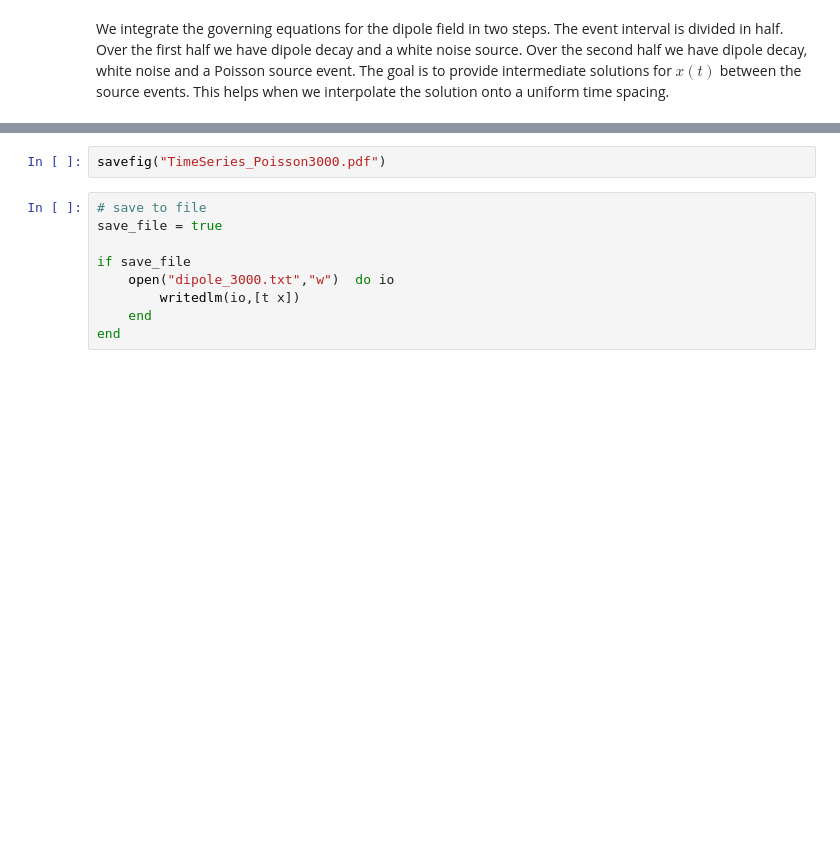
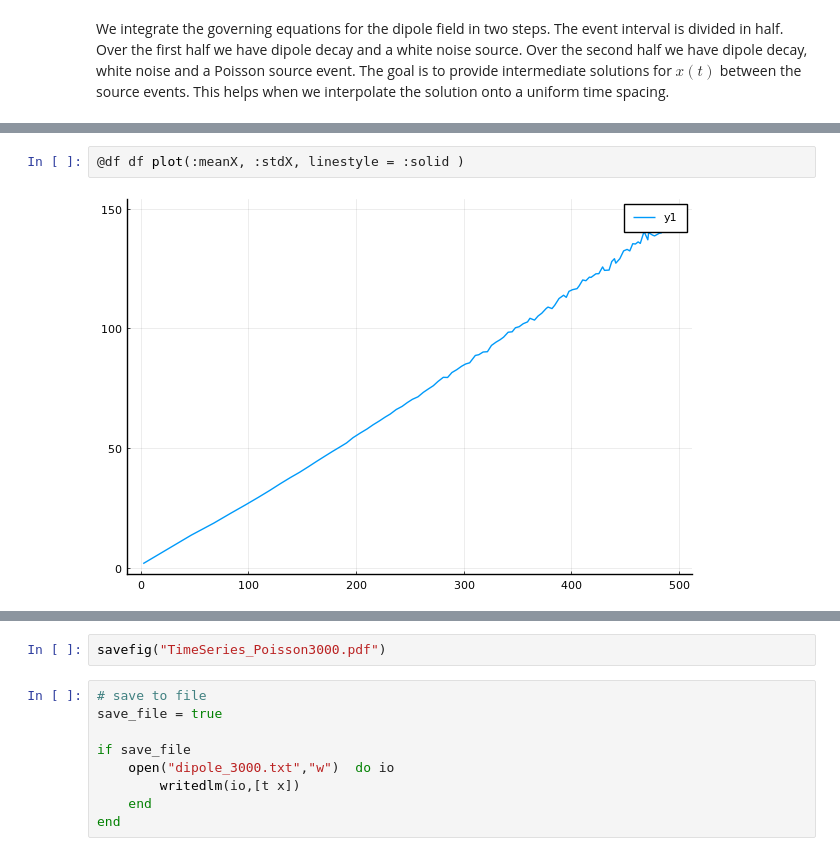
Before and after one commit to MurrayJaneMary/Stochastic, a Jupyter notebook: Poisson3000.ipynb, the cells around one changed output, grey strips where cells are left out. Saved outputs shown, nothing was run; the diff lists cells and outputs as text; blank space fills up the shorter version.

```diff
--- a/Poisson3000.ipynb
+++ b/Poisson3000.ipynb
@@ -89,2 +156,6 @@ mean x = 4.9253781027381836 std x = 2.5549777685706707 skewness = 0.261609842097
+# %%
+@df df plot(:meanX, :stdX, linestyle = :solid )
+# %% [output]
+[figure, added]
 # %%
 # print time series
```
Also changed, not shown: parts of 10 cells of this notebook, 4 other files.
